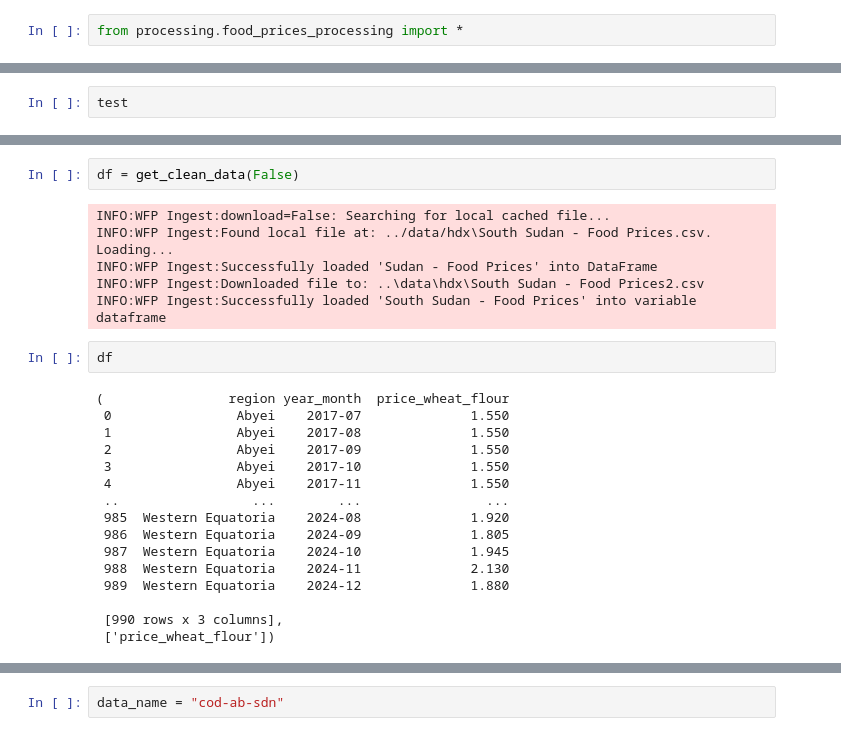
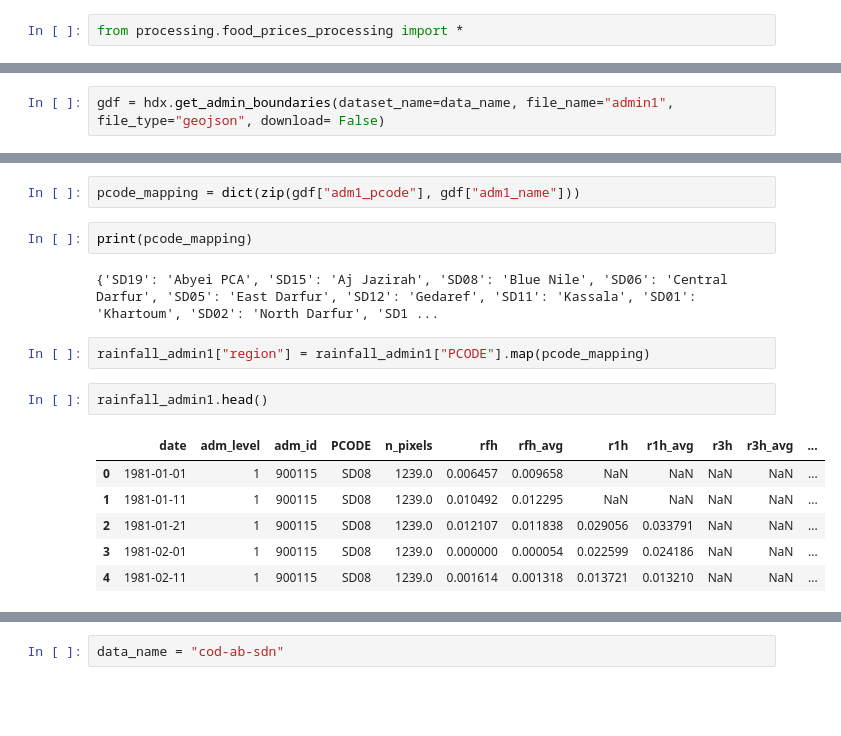
Before and after one commit to eviejones/msc-final-project, a Jupyter notebook: model/hdx.ipynb, the cells around one changed output, grey strips where cells are left out. Saved outputs shown, nothing was run; the diff lists cells and outputs as text; blank space fills up the shorter version.

```diff
--- a/model/hdx.ipynb
+++ b/model/hdx.ipynb
@@ -15,3 +38,3 @@ INFO:WFP Ingest:download=False: Reading local file ../data/hdx\South Sudan - Foo
 # %%
-test
+gdf = hdx.get_admin_boundaries(dataset_name=data_name, file_name="admin1", file_type="geojson", download= False)
 # %% [output]
@@ -31,26 +42,17 @@ test
-# %%
-df = get_clean_data(False)
-# %% [output]
-INFO:WFP Ingest:download=False: Searching for local cached file...
-INFO:WFP Ingest:Found local file at: ../data/hdx\South Sudan - Food Prices.csv. Loading...
-INFO:WFP Ingest:Successfully loaded 'Sudan - Food Prices' into DataFrame
-INFO:WFP Ingest:Downloaded file to: ..\data\hdx\South Sudan - Food Prices2.csv
-INFO:WFP Ingest:Successfully loaded 'South Sudan - Food Prices' into variable dataframe
-# %%
-df
-# %% [output]
-(                region year_month  price_wheat_flour
- 0                Abyei    2017-07              1.550
- 1                Abyei    2017-08              1.550
- 2                Abyei    2017-09              1.550
- 3                Abyei    2017-10              1.550
- 4                Abyei    2017-11              1.550
- ..                 ...        ...                ...
- 985  Western Equatoria    2024-08              1.920
- 986  Western Equatoria    2024-09              1.805
- 987  Western Equatoria    2024-10              1.945
- 988  Western Equatoria    2024-11              2.130
- 989  Western Equatoria    2024-12              1.880
-
- [990 rows x 3 columns],
- ['price_wheat_flour'])
+# %%
+pcode_mapping = dict(zip(gdf["adm1_pcode"], gdf["adm1_name"]))
+# %%
+print(pcode_mapping)
+# %% [output]
+{'SD19': 'Abyei PCA', 'SD15': 'Aj Jazirah', 'SD08': 'Blue Nile', 'SD06': 'Central Darfur', 'SD05': 'East Darfur', 'SD12': 'Gedaref', 'SD11': 'Kassala', 'SD01': 'Khartoum', 'SD02': 'North Darfur', 'SD1 ...
+# %%
+rainfall_admin1["region"] = rainfall_admin1["PCODE"].map(pcode_mapping)
+# %%
+rainfall_admin1.head()
+# %% [output]
+|  | date | adm_level | adm_id | PCODE | n_pixels | rfh | rfh_avg | r1h | r1h_avg | r3h | r3h_avg | ... |
+| 0 | 1981-01-01 | 1 | 900115 | SD08 | 1239.0 | 0.006457 | 0.009658 | NaN | NaN | NaN | NaN | ... |
+| 1 | 1981-01-11 | 1 | 900115 | SD08 | 1239.0 | 0.010492 | 0.012295 | NaN | NaN | NaN | NaN | ... |
+| 2 | 1981-01-21 | 1 | 900115 | SD08 | 1239.0 | 0.012107 | 0.011838 | 0.029056 | 0.033791 | NaN | NaN | ... |
+| 3 | 1981-02-01 | 1 | 900115 | SD08 | 1239.0 | 0.000000 | 0.000054 | 0.022599 | 0.024186 | NaN | NaN | ... |
+| 4 | 1981-02-11 | 1 | 900115 | SD08 | 1239.0 | 0.001614 | 0.001318 | 0.013721 | 0.013210 | NaN | NaN | ... |
```
Also changed, not shown: parts of 19 cells of this notebook.
